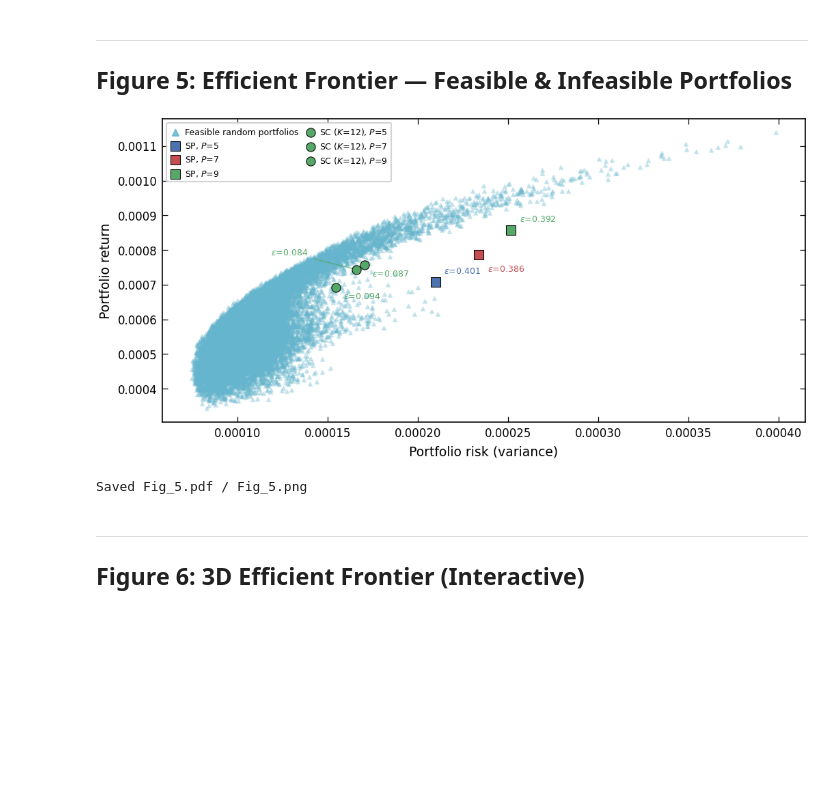
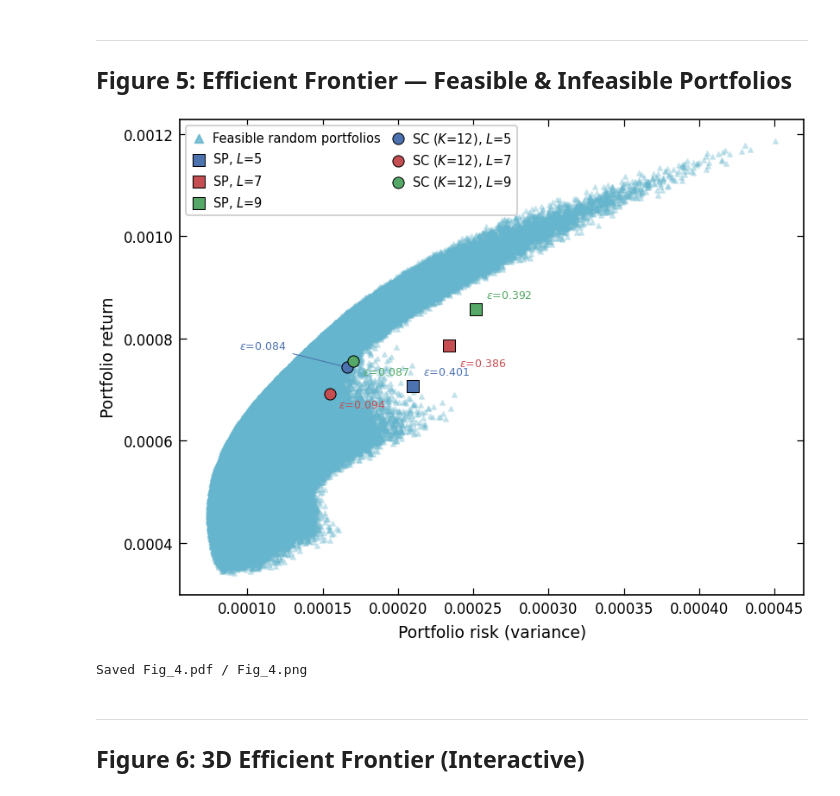
Before and after one commit to AndewNN/Quantum_Computing, a Jupyter notebook: CUDA/plot_publication.ipynb, the cells around one changed output. Saved outputs shown, nothing was run; the diff lists cells and outputs as text; code cells hidden in the pictures; blank space fills up the shorter version.

```diff
--- a/CUDA/plot_publication.ipynb
+++ b/CUDA/plot_publication.ipynb
@@ -609,26 +610,27 @@ for row, mixer in enumerate(loss_plot_mixers):
         t   = np.arange(med.shape[0])
 
         c = LAYER_COLORS.get(lv, COLOR_CYCLE[ci])
-        lbl = f'$P$ = {lv}'
+        lbl = f'$L$ = {lv}'
 
         for col in range(2):
             ax = axes[col, row]
             # Shaded band (like reference figure)
-            ax.fill_between(t, lo[:, col], hi[:, col],
-                            color=c, alpha=0.20)
+            # ax.fill_between(t, lo[:, col], hi[:, col],
+            #                 color=c, alpha=0.20)
             # Mean line on top
             ax.plot(t, med[:, col], color=c, lw=LW, label=lbl)
 
     # axis labels
-    for col, ylabel in enumerate(['Evaluation energy', 'Budget violation']):
+    for col, ylabel in enumerate([r'$\langle H_{\text{obj}} \rangle$', 'Budget violation']):
         ax = axes[col, row]
         ax.set_xlabel('Training iteration')
         ax.set_ylabel(ylabel)
         panel = chr(ord('a') + 2 * row + col)
         ax.set_title(f'({panel})', loc='left')
         if col == 1:  # budget violation panel
-            ax.axhline(0.1, color='gray', ls=':', lw=1.0,
-                       alpha=0.5, label=r'$\varepsilon = 0.1$')
+            ax.axhline(0.1, color='black', ls=':', lw=1.5,
+                       alpha=1.0, label=r'$\varepsilon = 0.1$')
+            ax.set_ylim(bottom=-0.0, top=0.3)
         ax.legend(fontsize=7)
 
 # ---- Equalize y-axis ranges for evaluation energy (a)=(c) only ----
@@ -641,8 +643,8 @@ for row in range(n_rows):
     axes[col, row].set_ylim(shared_lo, shared_hi)
 
 fig.tight_layout(w_pad=2.5, h_pad=3.0)
-fig.savefig('Fig_2.pdf')
-fig.savefig('Fig_2.png', dpi=600)
+# fig.savefig('Fig_2.pdf')
+fig.savefig('Fig_2_UpFont_noBound.png', dpi=600)
 plt.show()
 print('Saved Fig_2.pdf / Fig_2.png')
 # %% [output]
@@ -658,7 +660,7 @@ has_speed  = os.path.isfile(speed_file)
 if has_speed:
     df_sp = pd.read_csv(speed_file).groupby('Assets').mean(numeric_only=True).reset_index()
 
-    fig, axes = plt.subplots(1, 2, figsize=(FIG_DOUBLE, 3.0))
+    fig, axes = plt.subplots(2, 1, figsize=(FIG_DOUBLE*0.8, 5.0))
 
     # ---- (a) GA vs BF time ----
     ax = axes[0]
@@ -684,16 +686,16 @@ if has_speed:
         if col in df_sp.columns:
             ax.semilogy(df_sp['Assets'], df_sp[col],
                         marker=m, color=c, ms=MS, lw=LW, label=lbl)
-    ax.axhline(0.1, color=COLORS['purple'], ls='--', lw=0.8,
-               alpha=0.6, label=r'$\varepsilon = 0.1$')
+    ax.axhline(0.1, color='black', ls=':', lw=1.5,
+               alpha=1.0, label=r'$\varepsilon = 0.1$')
     ax.set_xlabel('Number of assets ($N$)')
-    ax.set_ylabel(r'Mean $\varepsilon$')
+    ax.set_ylabel('Budget violation')
     ax.set_title('(b)', loc='left')
     ax.legend(fontsize=6)
 
     fig.tight_layout(w_pad=3.0)
-    fig.savefig('Fig_3.pdf')
-    fig.savefig('Fig_3.png', dpi=600)
+    # fig.savefig('Fig_3.pdf')
+    fig.savefig('Fig_3_UpFont.png', dpi=600)
     plt.show()
     print('Saved Fig_3.pdf / Fig_3.png')
 else:
@@ -751,7 +753,7 @@ Saved Fig_4.pdf / Fig_4.png
 # ============================================================
 # Figure 5: Efficient Frontier
 # ============================================================
-fig, ax = plt.subplots(figsize=(FIG_DOUBLE, FIG_DOUBLE * 0.5))
+fig, ax = plt.subplots(figsize=(FIG_DOUBLE*0.8, FIG_DOUBLE * 0.6))
 
 # ---- Infeasible scatter: X mixer eps range ----
 # ax.scatter(ef_cov_inf_X, ef_ret_inf_X,
@@ -790,42 +792,42 @@ annot_offsets = {
     ('X', 5):             (6, 6),
     ('X', 7):             (6, -12),
     ('X', 9):             (6, 6),
     ('Preserving12', 5):  (-60, 10),
 }
 for risk, ret_val, mode, layer, violation in points_optim:
     if mode == 'X':
         c = LAYER_COLORS[layer]
-        lbl = f'SP, $P$={layer}'
+        lbl = f'SP, $L$={layer}'
     else:
-        c = COLORS['green']
-        lbl = f'SC ($K$={ef_K}), $P$={layer}'
+        c = LAYER_COLORS[layer]
+        lbl = f'SC ($K$={ef_K}), $L$={layer}'
     # m = LAYER_MARKERS.get(layer, 'D')
     m = MIXER_MARKERS.get(mode, 'D')
     ax.scatter(risk, ret_val, color=c, s=40, marker=m, zorder=5,
                edgecolors='black', linewidths=0.5, label=lbl)
     ofs = annot_offsets.get((mode, layer), (5, -8))
     ax.annotate(f'$\\varepsilon$={violation:.3f}',
                 xy=(risk, ret_val),
                 xytext=ofs, textcoords='offset points',
                 fontsize=6, color=c,
                 arrowprops=dict(arrowstyle='-', color=c, lw=0.5) if abs(ofs[0]) > 20 else None)
 
 # ---- Axes ----
 ax.set_xlabel('Portfolio risk (variance)')
 ax.set_ylabel('Portfolio return')
 
-ax.legend(fontsize=6, loc='upper left', ncol=2,
+ax.legend(fontsize=7, loc='upper left', ncol=2,
           handlelength=1.2, columnspacing=0.8,
           framealpha=0.85)
 
 fig.tight_layout()
-fig.savefig('Fig_5.pdf')
-fig.savefig('Fig_5.png', dpi=600)
+# fig.savefig('Fig_5.pdf')
+fig.savefig('Fig_4_UpFont.png', dpi=600)
 plt.show()
-print('Saved Fig_5.pdf / Fig_5.png')
+print('Saved Fig_4.pdf / Fig_4.png')
 # %% [output]
-[figure, old version]
+[figure, new version]
-Saved Fig_5.pdf / Fig_5.png
+Saved Fig_4.pdf / Fig_4.png
 # %% [markdown]
 ---
 ## Figure 6: 3D Efficient Frontier (Interactive)
```
Also changed, not shown: parts of 6 cells of this notebook, 2 other files.
